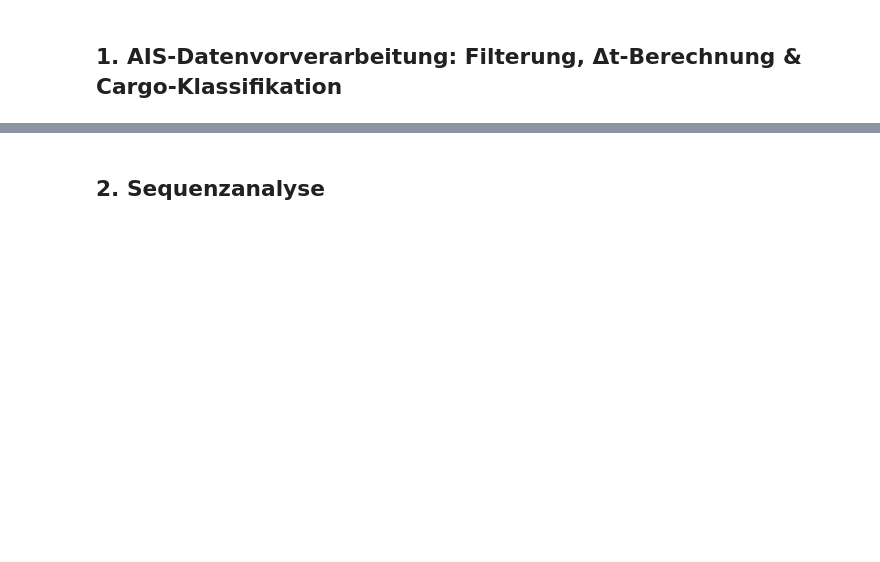
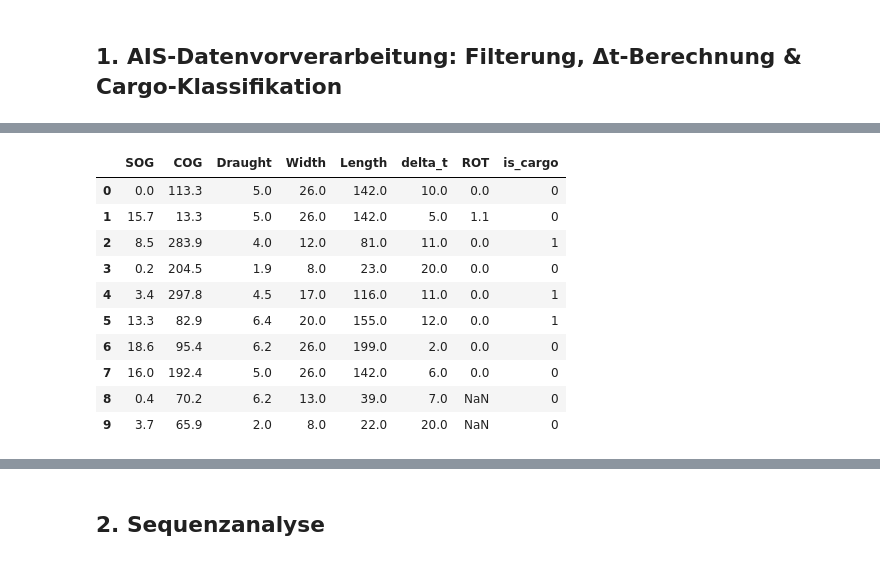
Before and after one commit to AI-lly/plotseamap, a Jupyter notebook: test2.ipynb, the cells around one changed output, grey strips where cells are left out. Saved outputs shown, nothing was run; the diff lists cells and outputs as text; code cells hidden in the pictures; blank space fills up the shorter version.

```diff
--- a/test2.ipynb
+++ b/test2.ipynb
@@ -9,39 +9,44 @@ import numpy as np
 # %% [markdown]
 ## 1. AIS-Datenvorverarbeitung: Filterung, Δt-Berechnung & Cargo-Klassifikation
 # %%
+# ───────────────────────────────────────────────────────────────────────
+# 1) CSV einlesen und erste Filterungen
+# ───────────────────────────────────────────────────────────────────────
 import pandas as pd
 
-# ───────────────────────────────────────────────────────────────────────
-# 1) CSV einlesen
-# ───────────────────────────────────────────────────────────────────────
 df = pd.read_csv(
-    "data/processed/ais/fehmarnbelt_ais_filtered_no_ship_type.csv",
-    parse_dates=["# Timestamp"],
+    "data/processed/ais/ais_data_fehmarn_radius.csv",
     dtype={"MMSI": str},
     low_memory=False
 )
-print(f"Ursprüngliche Zeilen: {len(df):,}")
+print(f"📥  Ursprüngliche AIS-Meldungen geladen: {len(df):,}")
+
+# Filter: nur Class A / B, „Under way using engine“, GPS-Positionen
+initial_count = len(df)
+df = df[df["Type of mobile"].isin(["Class A", "Class B"])]
+print(f"🔹 Nach Mobile-Typ-Filter (Class A/B): {len(df):,} (entfernt {initial_count-len(df):,})")
+before_nav = len(df)
+df = df[df["Navigational status"] == "Under way using engine"]
+print(f"🔹 Nach Navigational-Status-Filter: {len(df):,} (entfernt {before_nav-len(df):,})")
+before_gps = len(df)
+df = df[df["Type of position fixing device"] == "GPS"]
+print(f"🔹 Nach Position-Fixing-Filter: {len(df):,} (entfernt {before_gps-len(df):,})\n")
 
 # ───────────────────────────────────────────────────────────────────────
-# 2) AIS-Filter (ohne Config) anwenden
-#    – Type of mobile ∈ {Class A, Class B}
-#    – Navigational status == "Under way using engine"
-#    – Type of position fixing device == "GPS"
+# 2) Timestamps sauber parsen & ungültige Zeilen verwerfen
 # ───────────────────────────────────────────────────────────────────────
-df = df[df["Type of mobile"].isin(["Class A", "Class B"])]
-print(f"Nach Type of mobile-Filter: {len(df):,}")
-
-df = df[df["Navigational status"] == "Under way using engine"]
-print(f"Nach Navigational status-Filter: {len(df):,}")
-
-df = df[df["Type of position fixing device"] == "GPS"]
-print(f"Nach Position fixing device-Filter: {len(df):,}")
+df["# Timestamp"] = pd.to_datetime(
+    df["# Timestamp"],
+    dayfirst=True,   # Format: Tag/Monat/Jahr
+    errors="coerce"  # Ungültige → NaT
+)
+n0 = len(df)
+df = df.dropna(subset=["# Timestamp"])
+n1 = len(df)
+print(f"🕒 Timestamp geparsed: {n0-n1:,} fehlerhafte Zeilen verworfen → {n1:,} verbleibend\n")
 
 # ───────────────────────────────────────────────────────────────────────
-# 3) Δt-Spalte berechnen
-#    – sortiert nach MMSI und Timestamp
-#    – diff() innerhalb jeder MMSI-Gruppe
-#    – in Sekunden umwandeln, erstes Δt = 0
+# 3) Δt-Spalte berechnen (Sekunden)
 # ───────────────────────────────────────────────────────────────────────
 df = df.sort_values(["MMSI", "# Timestamp"]).reset_index(drop=True)
 df["delta_t"] = (
@@ -50,30 +55,27 @@ df["delta_t"] = (
       .dt.total_seconds()
       .fillna(0)
 )
-print("Δt-Spalte hinzugefügt (Sekunden)")
+print(f"⏱ Δt (Zeitdifferenz) hinzugefügt für {len(df):,} Meldungen\n")
 
 # ───────────────────────────────────────────────────────────────────────
-# 4) Zielvariable anlegen: Cargo vs. Nicht-Cargo
+# 4) Zielvariable: Cargo vs. Other
 # ───────────────────────────────────────────────────────────────────────
 df["is_cargo"] = (df["Ship type"] == "Cargo").astype(int)
 
-# ───────────────────────────────────────────────────────────────────────
-# 5) Klassenverteilung prüfen
-# ───────────────────────────────────────────────────────────────────────
 counts = df["is_cargo"].value_counts().rename({1: "Cargo", 0: "Other"})
-print("\nKlassenverteilung nach Filterung:")
-print(counts)
-
+print("🚢 Klassenverteilung nach Filterung:")
+for cls, cnt in counts.items():
+    pct = cnt / len(df) * 100
+    print(f"   • {cls:<5}: {cnt:,} ({pct:.1f} %)")
+print()
 
 # ───────────────────────────────────────────────────────────────────────
-# 6) Kurzer Blick auf einige Schlüssel-Features inkl. Δt und ROT
+# 5) Stichprobe wichtiger Merkmale
 # ───────────────────────────────────────────────────────────────────────
-print("\nBeispieldaten:")
-print(
-    df[
-        ["SOG", "COG", "Draught", "Width", "Length", "delta_t", "ROT", "is_cargo"]
-    ]
-    .sample(10, random_state=42)
-    .reset_index(drop=True)
+print("🔍 Stichprobe ausgewählter Features:")
+display(
+    df[["SOG", "COG", "Draught", "Width", "Length", "delta_t", "ROT", "is_cargo"]]
+      .sample(10, random_state=42)
+      .reset_index(drop=True)
 )
 # %% [output]
@@ -97 +96,12 @@ Name: count, dtype: int64
+|  | SOG | COG | Draught | Width | Length | delta_t | ROT | is_cargo |
+| 0 | 0.0 | 113.3 | 5.0 | 26.0 | 142.0 | 10.0 | 0.0 | 0 |
+| 1 | 15.7 | 13.3 | 5.0 | 26.0 | 142.0 | 5.0 | 1.1 | 0 |
+| 2 | 8.5 | 283.9 | 4.0 | 12.0 | 81.0 | 11.0 | 0.0 | 1 |
+| 3 | 0.2 | 204.5 | 1.9 | 8.0 | 23.0 | 20.0 | 0.0 | 0 |
+| 4 | 3.4 | 297.8 | 4.5 | 17.0 | 116.0 | 11.0 | 0.0 | 1 |
+| 5 | 13.3 | 82.9 | 6.4 | 20.0 | 155.0 | 12.0 | 0.0 | 1 |
+| 6 | 18.6 | 95.4 | 6.2 | 26.0 | 199.0 | 2.0 | 0.0 | 0 |
+| 7 | 16.0 | 192.4 | 5.0 | 26.0 | 142.0 | 6.0 | 0.0 | 0 |
+| 8 | 0.4 | 70.2 | 6.2 | 13.0 | 39.0 | 7.0 | NaN | 0 |
+| 9 | 3.7 | 65.9 | 2.0 | 8.0 | 22.0 | 20.0 | NaN | 0 |
 # %% [markdown]
```
Also changed, not shown: parts of 14 cells of this notebook, 6 other files.
